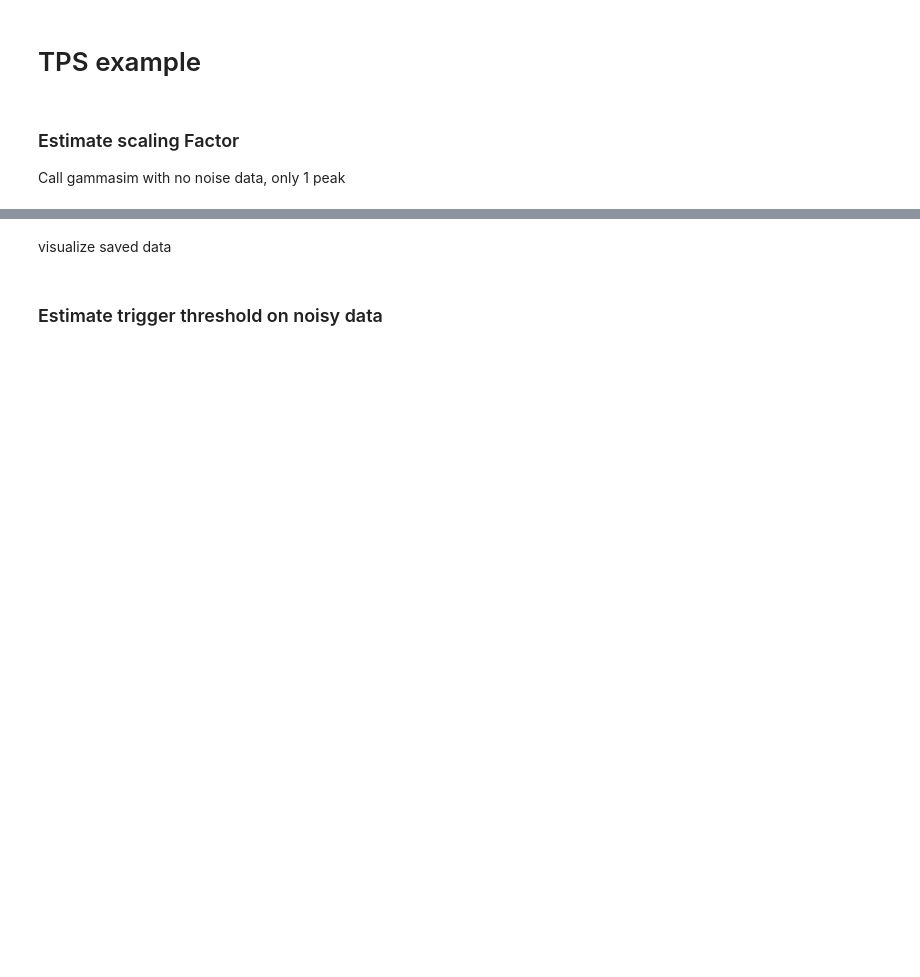
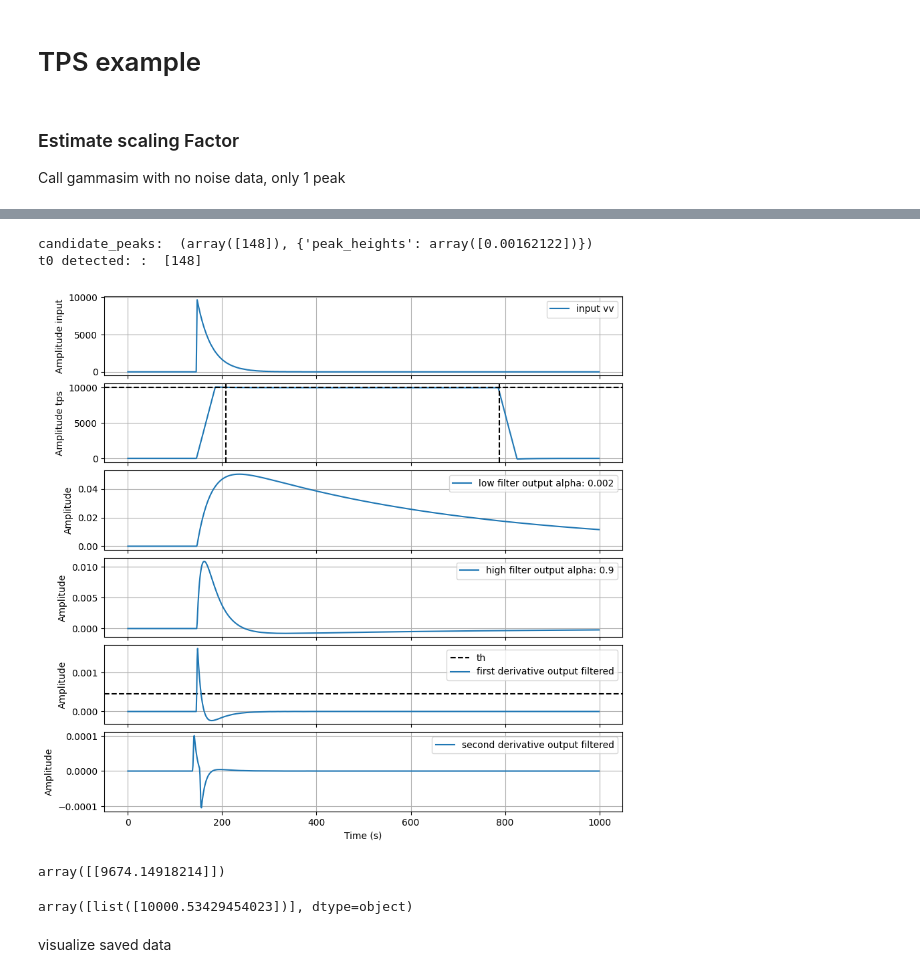
Before and after one commit to lucacastaldini/trapezoidal_shaper, a Jupyter notebook: compute_traps.ipynb, the cells around one changed output, grey strips where cells are left out. Drawn from its saved outputs; the diff is of its cells as text; code cells hidden in the pictures; blank space fills up the shorter version.

```diff
--- a/compute_traps.ipynb
+++ b/compute_traps.ipynb
@@ -68,0 +128,8 @@ candidate_peaks:  (array([869]), {'peak_heights': array([27833.76983922]), 'prom
+# %%
+csv_file="notebook_values.cfg"
+trap_heights = alg.find_area_gain(gammasim.get_heights(), out=csv_file)
+# print(read_trap_params(csv_file))
+# %% [output]
+candidate_peaks:  (array([148]), {'peak_heights': array([0.00162122])})
+t0 detected: :  [148]
+[figure, added]
@@ -69,2 +139,11 @@ candidate_peaks:  (array([869]), {'peak_heights': array([27833.76983922]), 'prom
+# %%
+heights = gammasim.get_heights()
+heights
+# %% [output]
+array([[9674.14918214]])
+# %%
+alg.trap_heights_data
+# %% [output]
+array([list([10000.53429454023])], dtype=object)
 # %% [markdown]
 visualize saved data
@@ -75,2 +149,0 @@ alg.plot_results()
-# %% [markdown]
-### Estimate trigger threshold on noisy data
```
Also changed, not shown: parts of 17 cells of this notebook, 3 other files.
